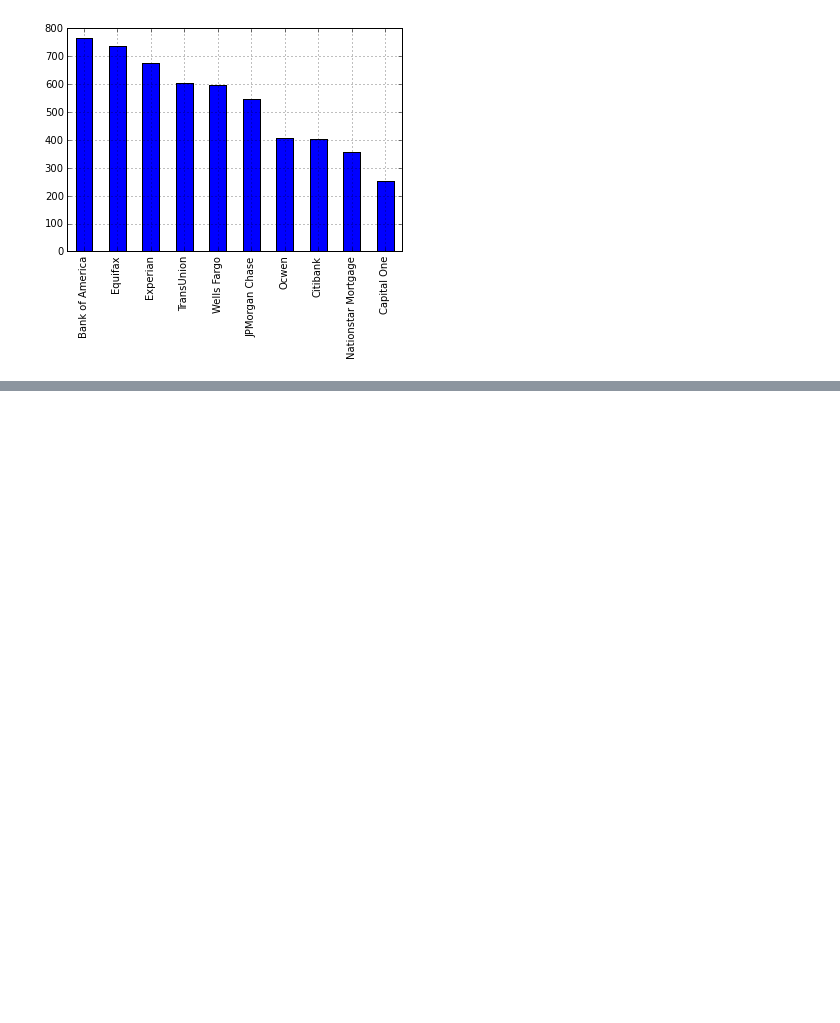
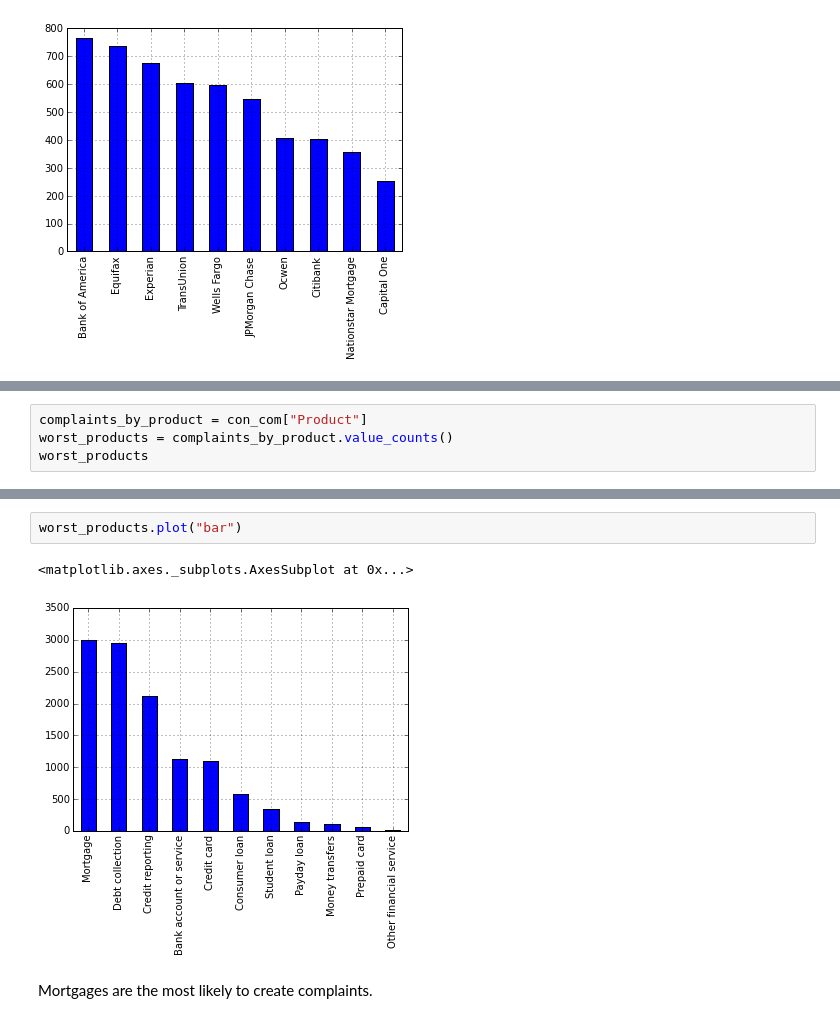
Before and after one commit to tiyd-python-2015-01/consumer-complaints, a Jupyter notebook: Consumer Complaints.ipynb, the cells around one changed output, grey strips where cells are left out. Drawn from its saved outputs; the diff is of its cells as text; blank space fills up the shorter version.

Commit message:
charted some more stuff

```diff
--- a/Consumer Complaints.ipynb
+++ b/Consumer Complaints.ipynb
@@ -60,0 +52,4 @@ worst_companies.plot(kind="bar")
+# %%
+complaints_by_product = con_com["Product"]
+worst_products = complaints_by_product.value_counts()
+worst_products
@@ -60,0 +69,7 @@ worst_companies.plot(kind="bar")
+# %%
+worst_products.plot("bar")
+# %% [output]
+<matplotlib.axes._subplots.AxesSubplot at 0x...>
+[figure, added]
+# %% [markdown]
+Mortgages are the most likely to create complaints.
```
Also changed, not shown: parts of 6 cells of this notebook.
